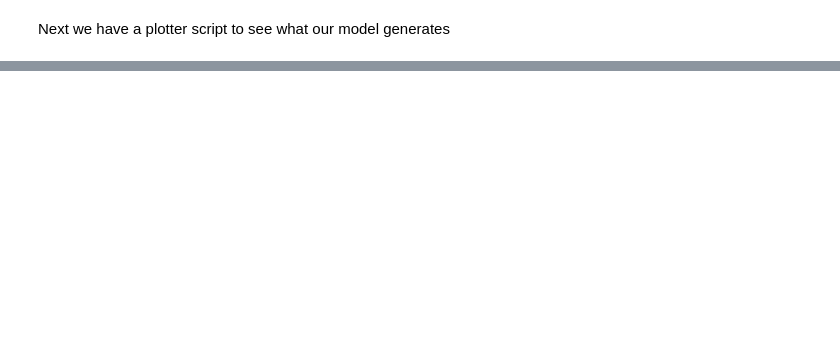
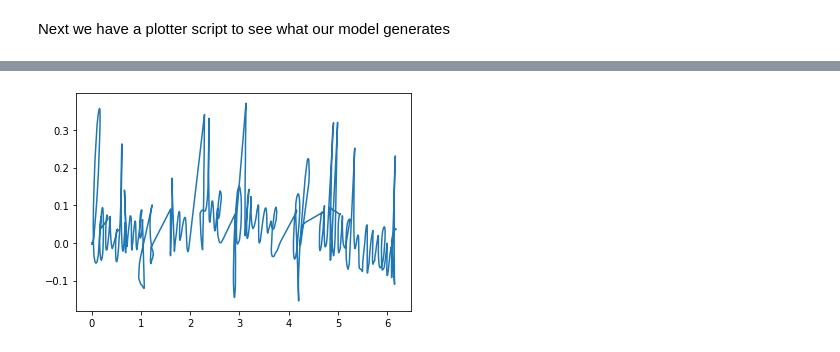
Before and after one commit to Te12944265-AMAHA/2019Build18, a Jupyter notebook: train_book2.ipynb, the cells around one changed output, grey strips where cells are left out. Cells and saved outputs as stored; diff of their text form; code cells hidden in the pictures; blank space fills up the shorter version.

```diff
--- a/train_book2.ipynb
+++ b/train_book2.ipynb
@@ -39,6 +59,12 @@ for folder in folders:
 print('Done parsing')
 # %% [output]
 Done parsing
+# %%
+# paper recommends normalizing stroke vectors
+for i in range(len(seq_list)):
+    for j in range(len(seq_list[i])):
+        seq_list[i][j][0] /= maxdiff
+        seq_list[i][j][1] /= maxdiff
 # %%
 import torch
 import random
@@ -271,3 +281,15 @@ plt.plot(output_x, output_y)
+# %%
+# just to make sure we're parsing data correctly, plot some of it
+seq = seq_list[10]
+xs = [0]
+ys = [0]
+for element in seq:
+    xs.append(xs[-1] + element[0])
+    ys.append(ys[-1] - element[1])
+plt.plot(xs, ys)
+plt.show()
+# %% [output]
+[figure, added]
 # %%
 plt.plot(losses)
 plt.show()
```
Also changed, not shown: parts of 10 cells of this notebook.
